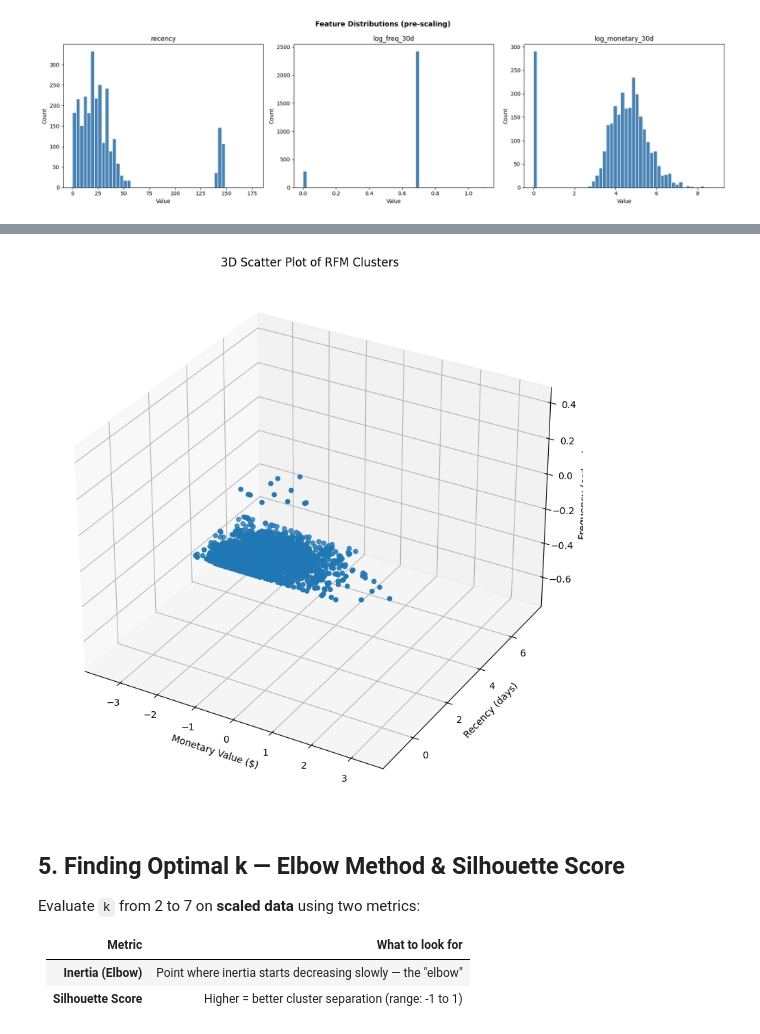
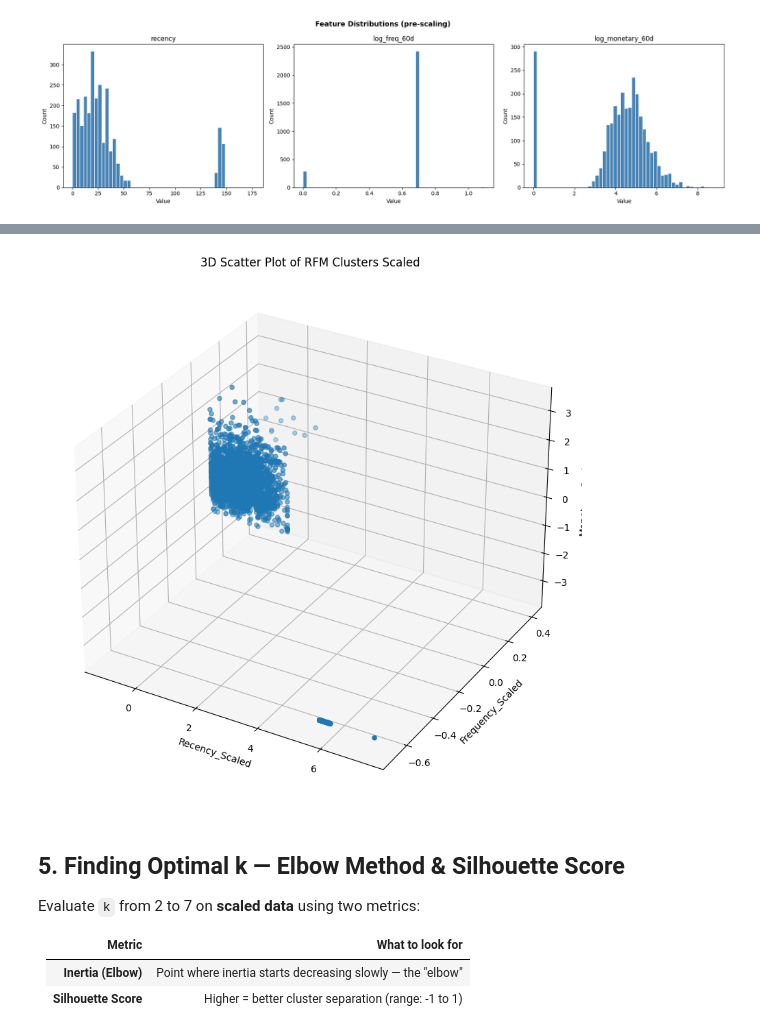
Before and after one commit to marchhygge/airflow-server, a Jupyter notebook: plugins/services/ml/notebooks/kmeans_training_model.ipynb, the cells around one changed output, grey strips where cells are left out. Cells and saved outputs as stored; diff of their text form; code cells hidden in the pictures.

```diff
--- a/plugins/services/ml/notebooks/kmeans_training_model.ipynb
+++ b/plugins/services/ml/notebooks/kmeans_training_model.ipynb
@@ -102,7 +109,7 @@ Unique users: 2,734
 Date range: 2016-09-04 → 2017-02-28
 # %%
 window_start = snapshot_date - pd.Timedelta(days=60)
-df_window = df[df['event_date'] >= window_start.date()].copy()
+df_window = df[df['event_date'] >= window_start].copy()
 
 print(f"Snapshot date: {snapshot_date}")
 print(f"Window start: {window_start}")
@@ -129,13 +136,13 @@ snapshot_date = pd.to_datetime(snapshot_date)
 recency_df['last_order_date'] = pd.to_datetime(recency_df['last_order_date'])
 recency_df['recency'] = (snapshot_date - recency_df['last_order_date']).dt.days
 
-# Frequency 30d
-rfm_30d = (
+# Frequency 60d
+rfm_60d = (
     df_window
     .groupby('customer_unique_id')
     .agg(
-        freq_30d=('event_date', 'count'),
-        monetary_30d=('revenue', 'sum')
+        freq_60d=('event_date', 'count'),
+        monetary_60d=('revenue', 'sum')
     )
 )
 
@@ -143,17 +150,17 @@ rfm_30d = (
 rfm = (
     all_users
     .merge(recency_df[['customer_unique_id', 'recency']], on='customer_unique_id', how='left')
-    .merge(rfm_30d, on='customer_unique_id', how='left')
+    .merge(rfm_60d, on='customer_unique_id', how='left')
 )
 
 # fillna
-rfm['freq_30d'] = rfm['freq_30d'].fillna(0).astype(int)
-rfm['monetary_30d'] = rfm['monetary_30d'].fillna(0.0)
+rfm['freq_60d'] = rfm['freq_60d'].fillna(0).astype(int)
+rfm['monetary_60d'] = rfm['monetary_60d'].fillna(0.0)
 
 rfm['snapshot_date'] = snapshot_date.date()
 
 print(f"RFM users total: {len(rfm):,}")
-print(f"Users với freq=0: {(rfm['freq_30d'] == 0).sum():,} ({(rfm['freq_30d'] == 0).mean():.1%})")
+print(f"Users với freq=0: {(rfm['freq_60d'] == 0).sum():,} ({(rfm['freq_60d'] == 0).mean():.1%})")
 rfm.head(10)
 # %% [output]
 RFM users total: 2,734
@@ -200,8 +222,8 @@ dtype: int64
 # %%
-rfm['log_freq_30d'] = np.log1p(rfm['freq_30d'])
-rfm['log_monetary_30d'] = np.log1p(rfm['monetary_30d'].astype(float))
+rfm['log_freq_60d'] = np.log1p(rfm['freq_60d'])
+rfm['log_monetary_60d'] = np.log1p(rfm['monetary_60d'].astype(float))
 
-features = ['recency', 'log_freq_30d', 'log_monetary_30d']
+features = ['recency', 'log_freq_60d', 'log_monetary_60d']
 x = rfm[features].values
 
 print(f"Features used: {features}")
@@ -249,25 +293,25 @@ max       7.333         0.405             3.298
 # %%
-# 3D Scatter Plot of RFM Clusters
-df_scaled = pd.DataFrame(x_scaled, columns=['recency', 'log_freq_30d', 'log_monetary_30d'])
+# 3D Scatter Plot of RFM Clusters Scaled
+df_scaled = pd.DataFrame(x_scaled, columns=['recency', 'log_freq_60d', 'log_monetary_60d'])
 
 fig = plt.figure(figsize=(10, 18))
 
 ax = fig.add_subplot(111, projection='3d')
 scatter = ax.scatter(
-    df_scaled['log_monetary_30d'].astype(float),
     df_scaled['recency'].astype(float),
-    df_scaled['log_freq_30d'].astype(float)
+    df_scaled['log_freq_60d'].astype(float),
+    df_scaled['log_monetary_60d'].astype(float)
 )
 
-ax.set_xlabel('Monetary Value ($)')
-ax.set_ylabel('Recency (days)')
-ax.set_zlabel('Frequency (orders)')
+ax.set_zlabel('Monetary_Scaled')
+ax.set_xlabel('Recency_Scaled')
+ax.set_ylabel('Frequency_Scaled')
 
-ax.set_title('3D Scatter Plot of RFM Clusters')
+ax.set_title('3D Scatter Plot of RFM Clusters Scaled')
 
 plt.show()
 # %% [output]
-[figure, old version]
+[figure, new version]
 # %% [markdown]
 ## 5. Finding Optimal k — Elbow Method & Silhouette Score
 
```
Also changed, not shown: parts of 20 cells of this notebook.
